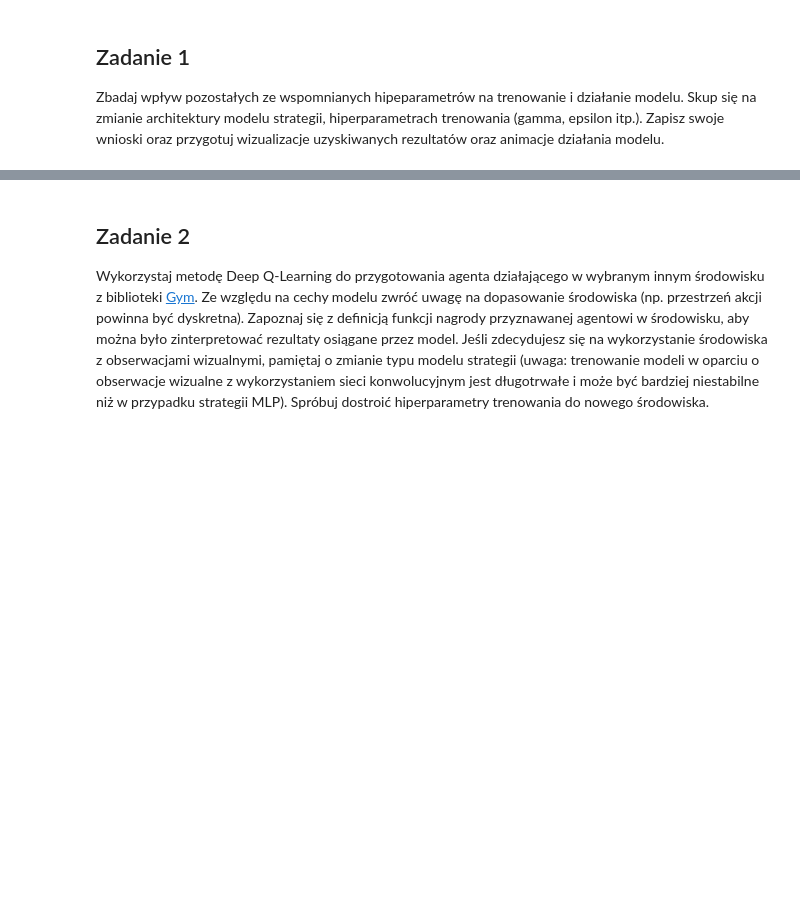
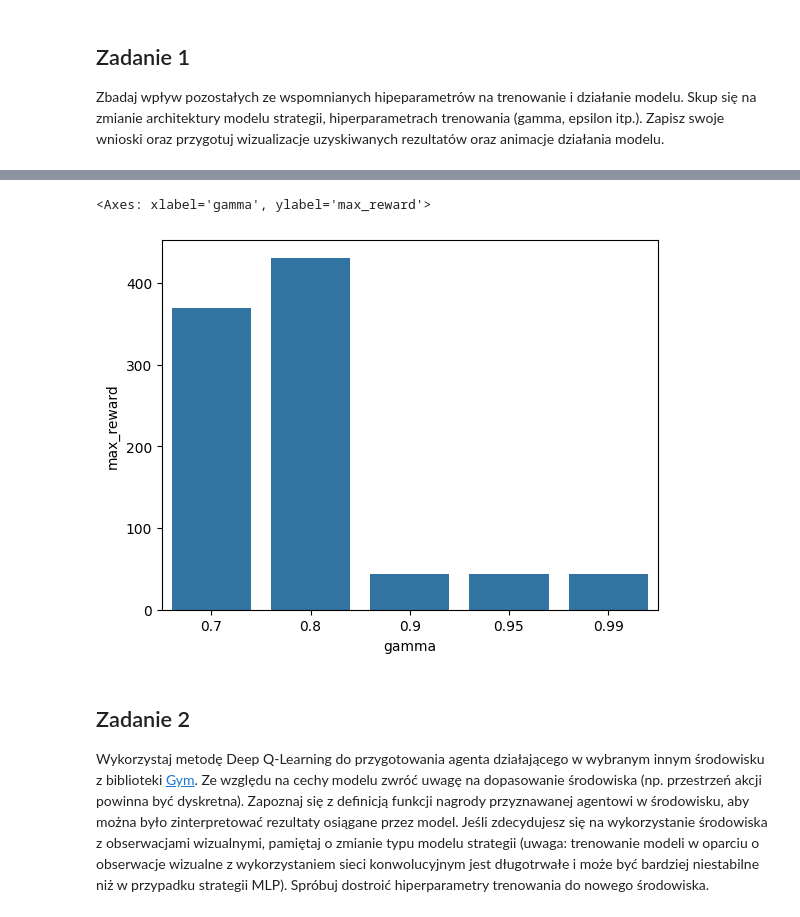
Before and after one commit to piotrdurniat/deep-neural-networks-lab, a Jupyter notebook: lab-13/lab13.ipynb, the cells around one changed output, grey strips where cells are left out. Saved outputs shown, nothing was run; the diff lists cells and outputs as text; code cells hidden in the pictures; blank space fills up the shorter version.

```diff
--- a/lab-13/lab13.ipynb
+++ b/lab-13/lab13.ipynb
@@ -307,3 +592,8 @@ Zbadaj wpływ pozostałych ze wspomnianych hipeparametrów na trenowanie i dzia
+# %%
+sns.barplot(x="gamma", y="max_reward", data=pd.DataFrame(gamma_results))
+# %% [output]
+<Axes: xlabel='gamma', ylabel='max_reward'>
+[figure, added]
 # %% [markdown]
 ## Zadanie 2
 
```
Also changed, not shown: parts of 16 cells of this notebook.
